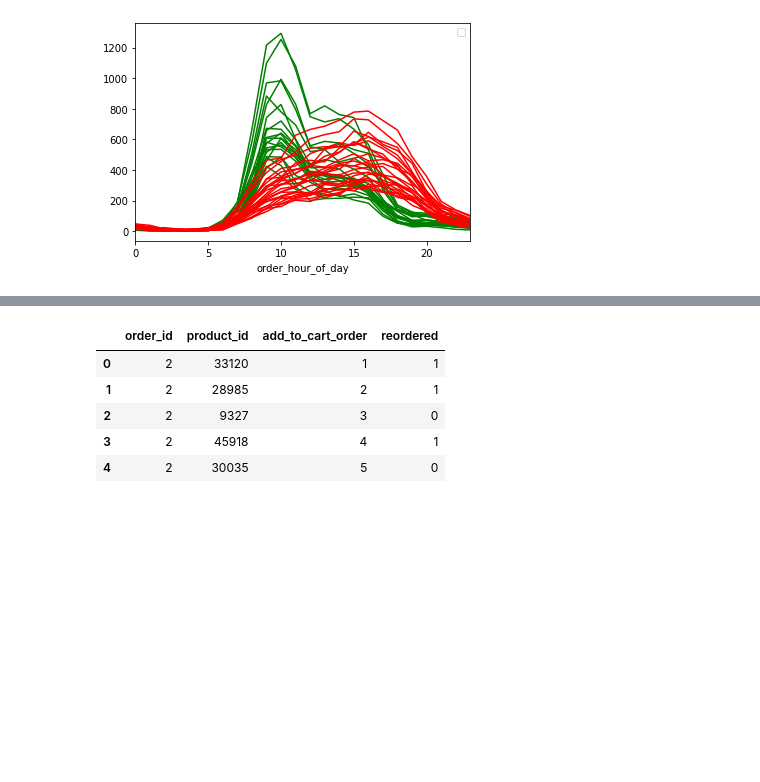
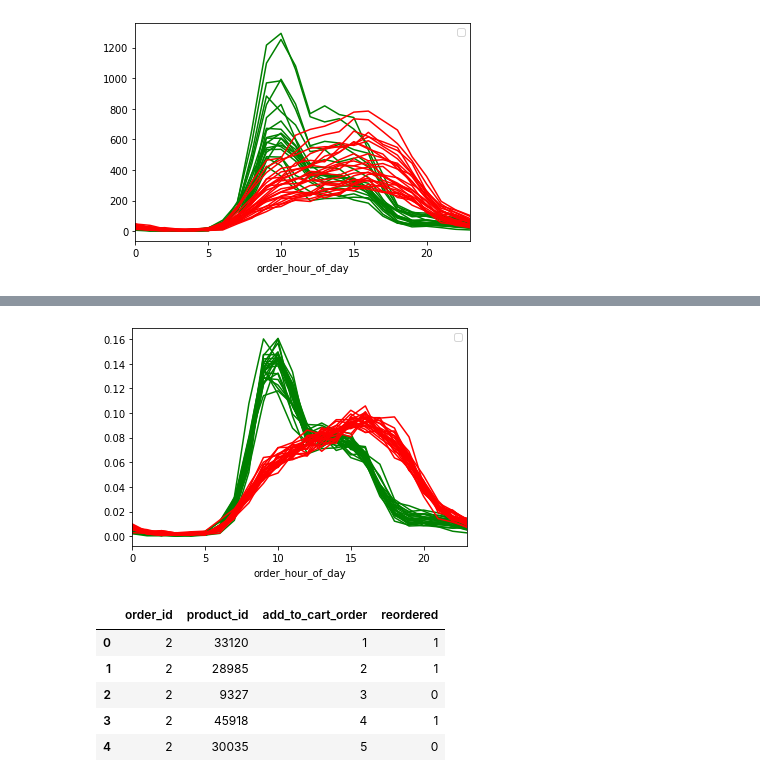
Before and after one commit to ekoly/DS-Unit-1-Sprint-1-Data-Wrangling-and-Storytelling, a Jupyter notebook: module3-join-and-reshape-data/LS_DS_113_Join_and_Reshape_Data_Assignment.ipynb, the cells around one changed output, grey strips where cells are left out. Saved outputs shown, nothing was run; the diff lists cells and outputs as text; code cells hidden in the pictures; blank space fills up the shorter version.

```diff
--- a/module3-join-and-reshape-data/LS_DS_113_Join_and_Reshape_Data_Assignment.ipynb
+++ b/module3-join-and-reshape-data/LS_DS_113_Join_and_Reshape_Data_Assignment.ipynb
@@ -836,0 +837,3 @@ plt.show()
+# %%
+percent_orders_by_hours = orders_by_hours/orders_by_hours.sum()
+percent_orders_by_hours.head()
@@ -837,3 +848,14 @@ plt.show()
+# %%
+ax = plt.gca()
+
+for product_name in early_products["product_name"]:
+  percent_orders_by_hours.plot(kind="line", y=product_name, color="green", ax=ax)
+for product_name in late_products["product_name"]:
+  percent_orders_by_hours.plot(kind="line", y=product_name, color="red", ax=ax)
+plt.legend("")
+plt.show()
+# %% [output]
+[figure, added]
 # %%
 # Replicate parts of the other visualization from Instacart's blog post, showing "Number of Purchases" vs "Percent Reorder Purchases"
 # %%
```
Also changed, not shown: parts of 2 cells of this notebook.
